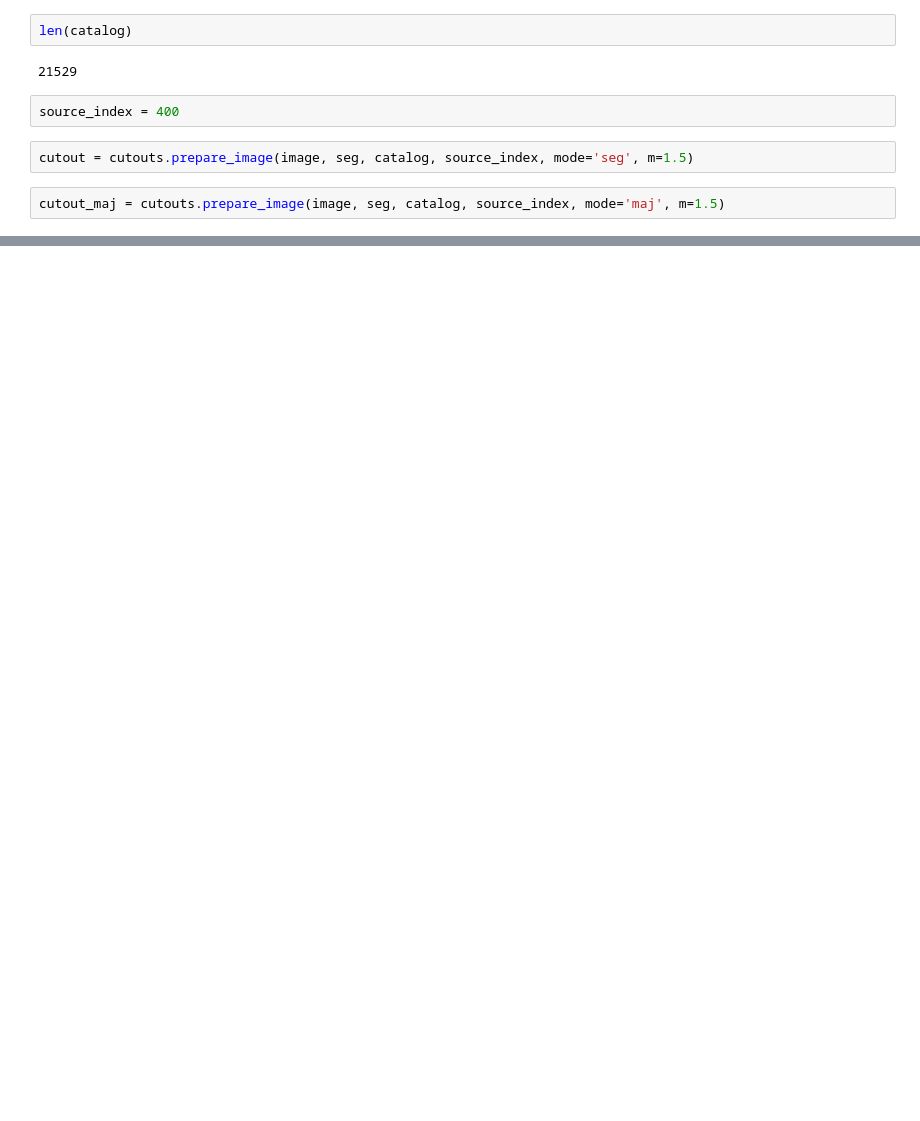
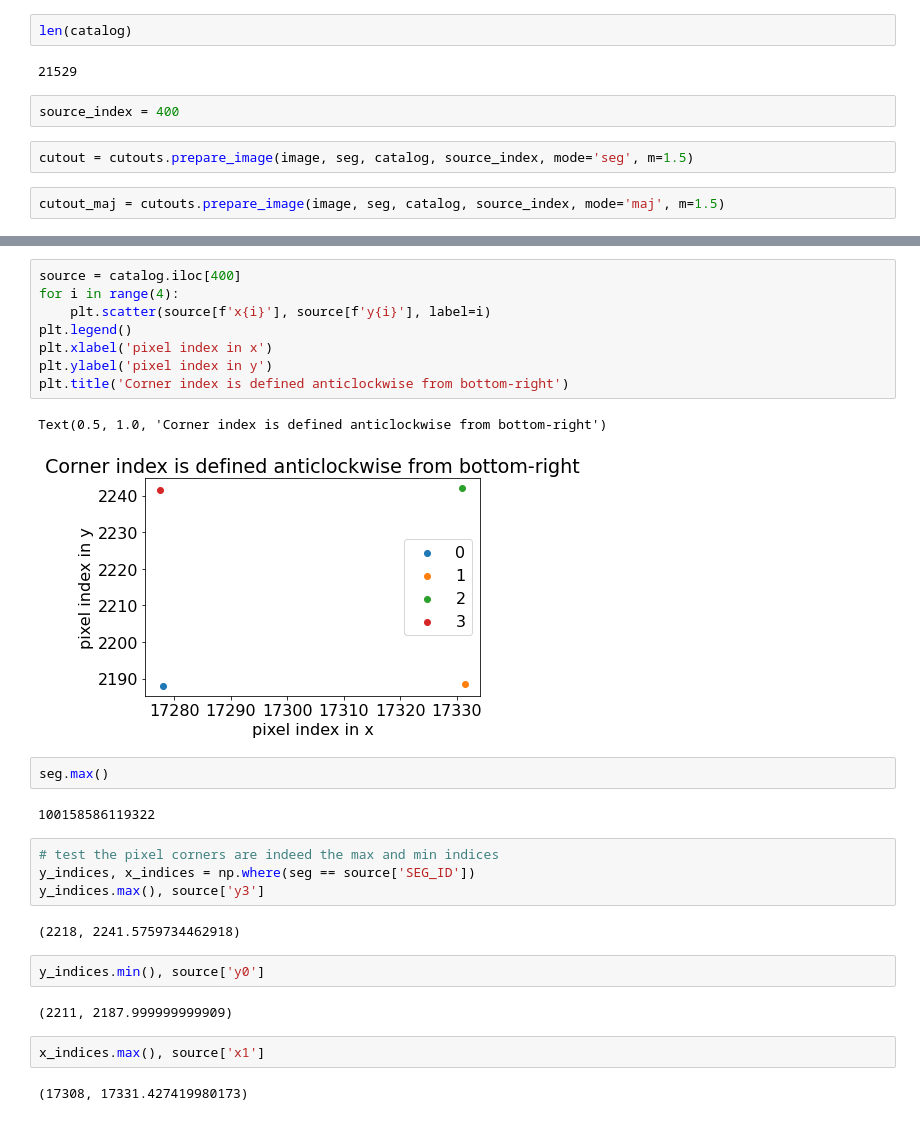
Before and after one commit to mwalmsley/zoobot-euclid, a Jupyter notebook: development/tester.ipynb, the cells around one changed output, grey strips where cells are left out. Drawn from its saved outputs; the diff is of its cells as text; blank space fills up the shorter version.

```diff
--- a/development/tester.ipynb
+++ b/development/tester.ipynb
@@ -118,0 +158,29 @@ create_plots(image, seg, catalog, n_examples=30)
+# %%
+source = catalog.iloc[400]
+for i in range(4):
+    plt.scatter(source[f'x{i}'], source[f'y{i}'], label=i)
+plt.legend()
+plt.xlabel('pixel index in x')
+plt.ylabel('pixel index in y')
+plt.title('Corner index is defined anticlockwise from bottom-right')
+# %% [output]
+Text(0.5, 1.0, 'Corner index is defined anticlockwise from bottom-right')
+[figure, added]
+# %%
+seg.max()
+# %% [output]
+100158586119322
+# %%
+# test the pixel corners are indeed the max and min indices
+y_indices, x_indices = np.where(seg == source['SEG_ID'])
+y_indices.max(), source['y3']
+# %% [output]
+(2218, 2241.5759734462918)
+# %%
+y_indices.min(), source['y0']
+# %% [output]
+(2211, 2187.999999999909)
+# %%
+x_indices.max(), source['x1']
+# %% [output]
+(17308, 17331.427419980173)
```
Also changed, not shown: parts of 13 cells of this notebook, 2 other files.
